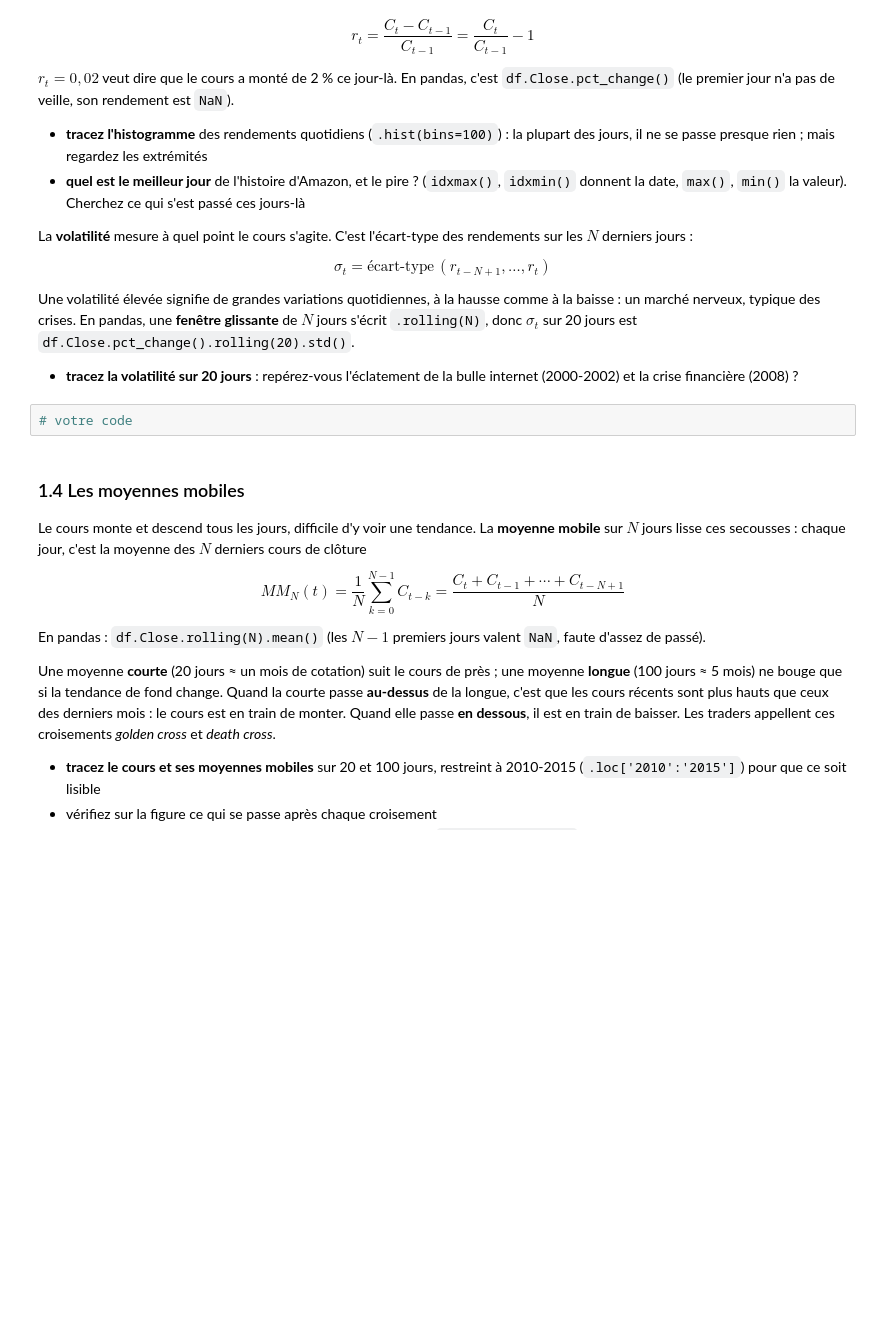
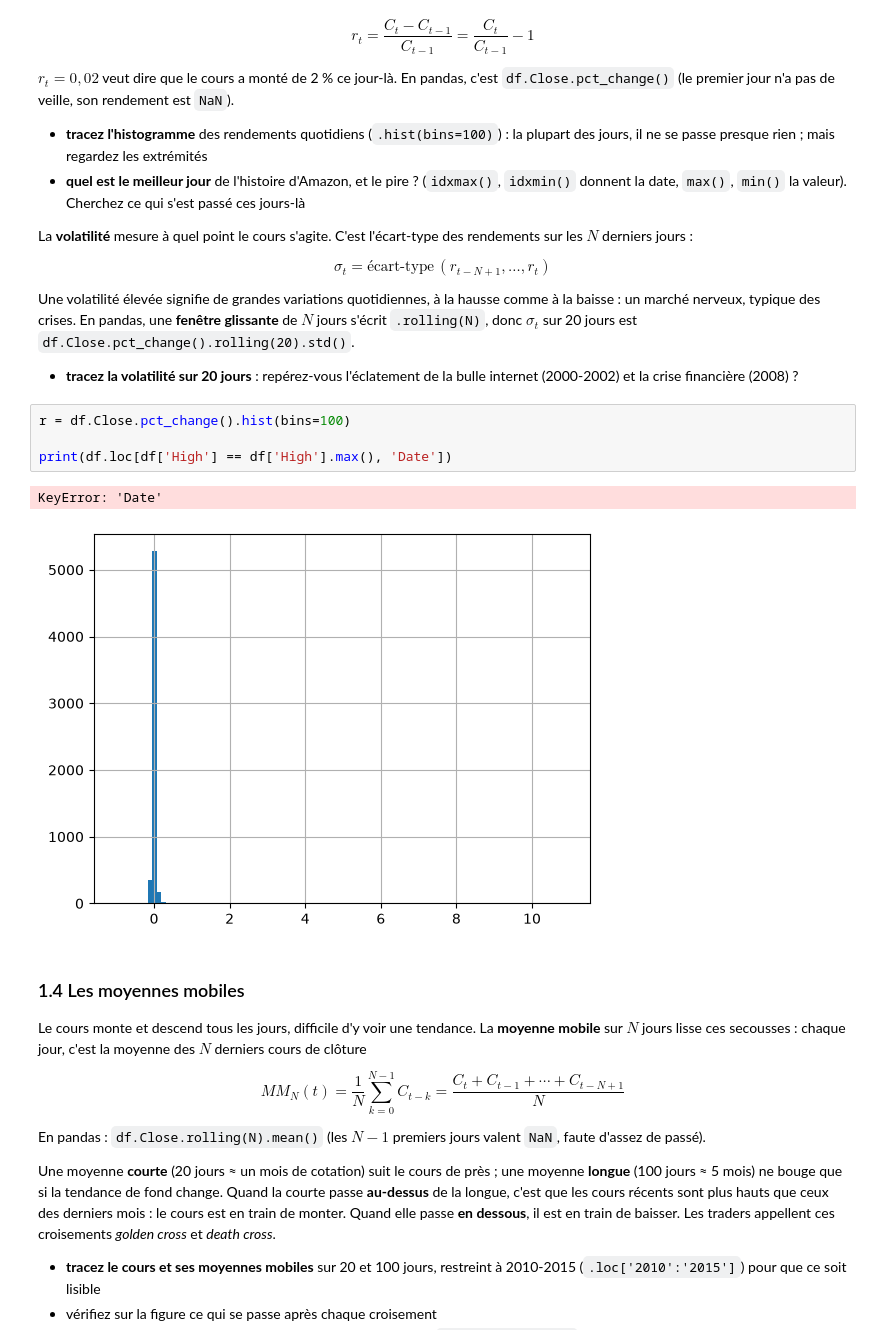
Before and after one commit to SIMVIA-lucas-sovre/projet-trading-pandas, a Jupyter notebook: groupe-3.ipynb, the cells around one changed output. Drawn from its saved outputs; the diff is of its cells as text; blank space fills up the shorter version.

```diff
--- a/groupe-3.ipynb
+++ b/groupe-3.ipynb
@@ -169,7 +214,12 @@ En pandas, une **fenêtre glissante** de $N$ jours s'écrit `.rolling(N)`, donc
 
 - **tracez la volatilité sur 20 jours** : repérez-vous l'éclatement de la bulle internet (2000-2002) et la crise financière (2008) ?
 # %%
-# votre code
+r = df.Close.pct_change().hist(bins=100)
+
+print(df.loc[df['High'] == df['High'].max(), 'Date'])
+# %% [output]
+KeyError: 'Date'
+[figure, added]
 # %% [markdown]
 ### 1.4 Les moyennes mobiles
 
```
Also changed, not shown: parts of 6 cells of this notebook.
